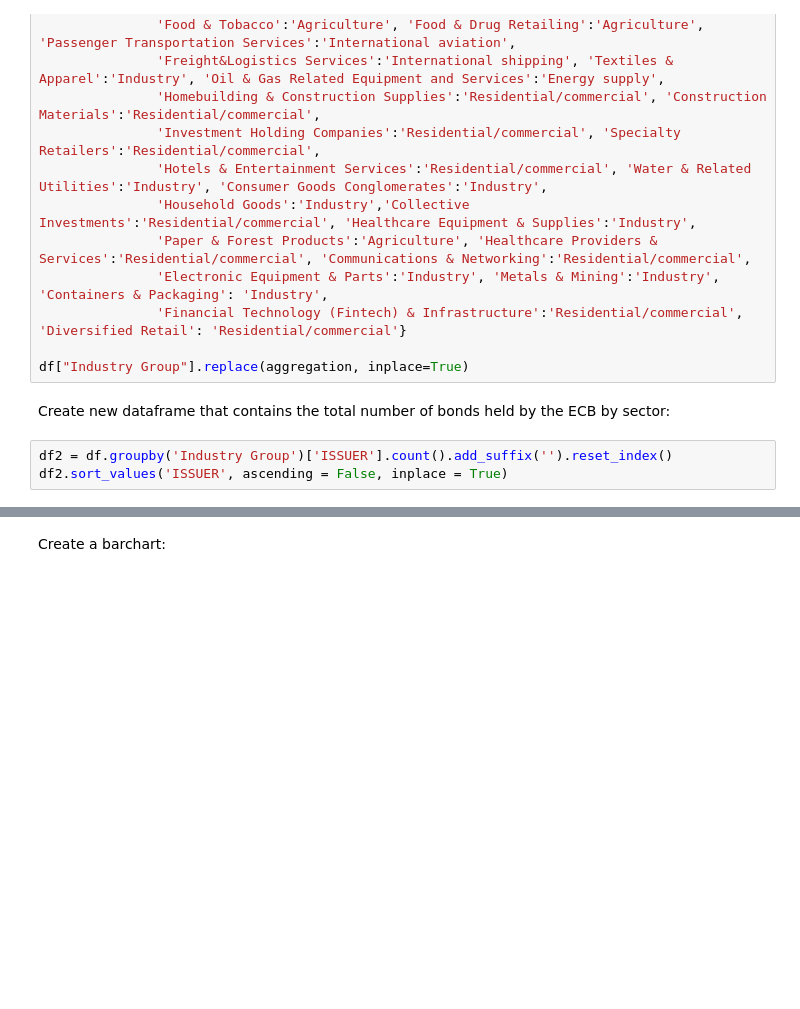
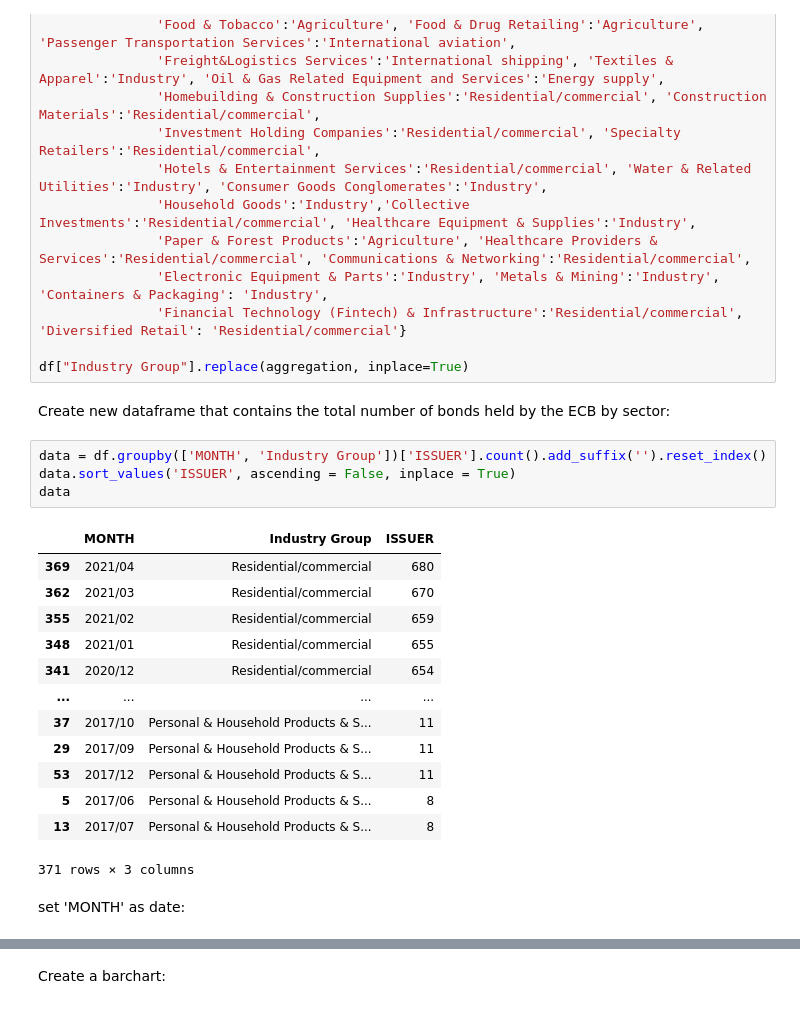
Before and after one commit to NinaMorgenstern/ECB-Bond-Purchases, a Jupyter notebook: figures.ipynb, the cells around one changed output, grey strips where cells are left out. Saved outputs shown, nothing was run; the diff lists cells and outputs as text; blank space fills up the shorter version.

```diff
--- a/figures.ipynb
+++ b/figures.ipynb
@@ -82,5 +83,22 @@ df["Industry Group"].replace(aggregation, inplace=True)
 # %% [markdown]
 Create new dataframe that contains the total number of bonds held by the ECB by sector:
 # %%
-df2 = df.groupby('Industry Group')['ISSUER'].count().add_suffix('').reset_index()
-df2.sort_values('ISSUER', ascending = False, inplace = True)
+data = df.groupby(['MONTH', 'Industry Group'])['ISSUER'].count().add_suffix('').reset_index()
+data.sort_values('ISSUER', ascending = False, inplace = True)
+data
+# %% [output]
+|  | MONTH | Industry Group | ISSUER |
+| 369 | 2021/04 | Residential/commercial | 680 |
+| 362 | 2021/03 | Residential/commercial | 670 |
+| 355 | 2021/02 | Residential/commercial | 659 |
+| 348 | 2021/01 | Residential/commercial | 655 |
+| 341 | 2020/12 | Residential/commercial | 654 |
+| ... | ... | ... | ... |
+| 37 | 2017/10 | Personal & Household Products & S... | 11 |
+| 29 | 2017/09 | Personal & Household Products & S... | 11 |
+| 53 | 2017/12 | Personal & Household Products & S... | 11 |
+| 5 | 2017/06 | Personal & Household Products & S... | 8 |
+| 13 | 2017/07 | Personal & Household Products & S... | 8 |
+371 rows × 3 columns
+# %% [markdown]
+set 'MONTH' as date:
```
Also changed, not shown: parts of 9 cells of this notebook.
